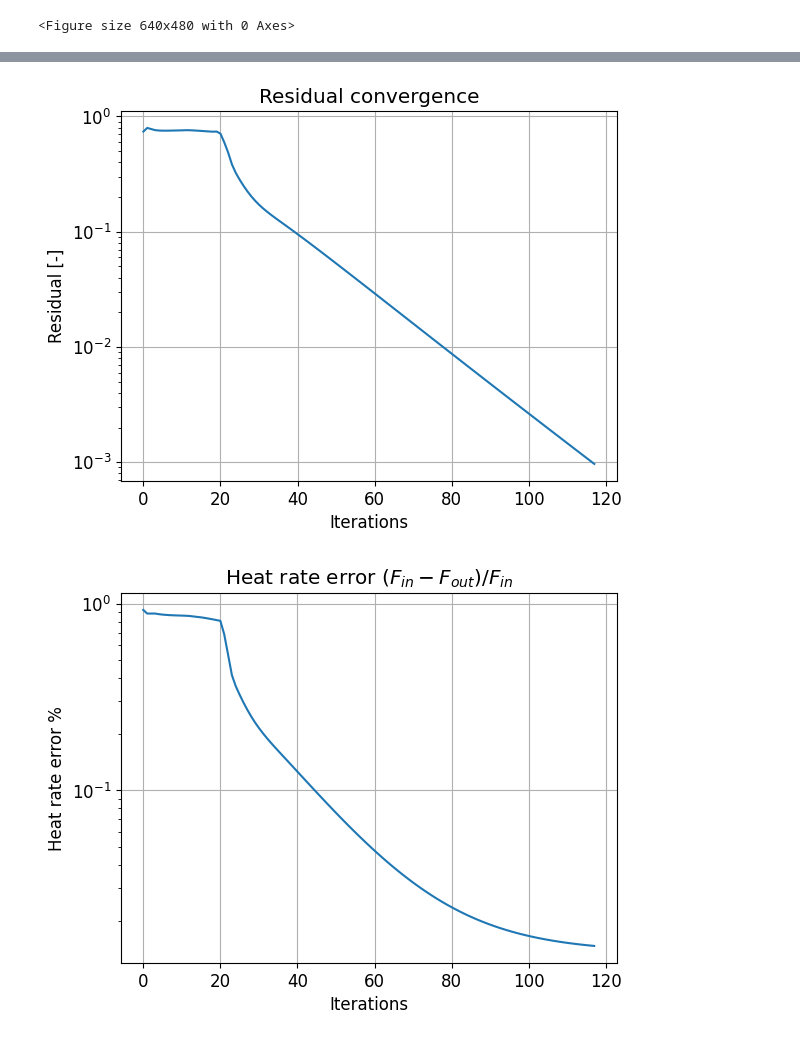
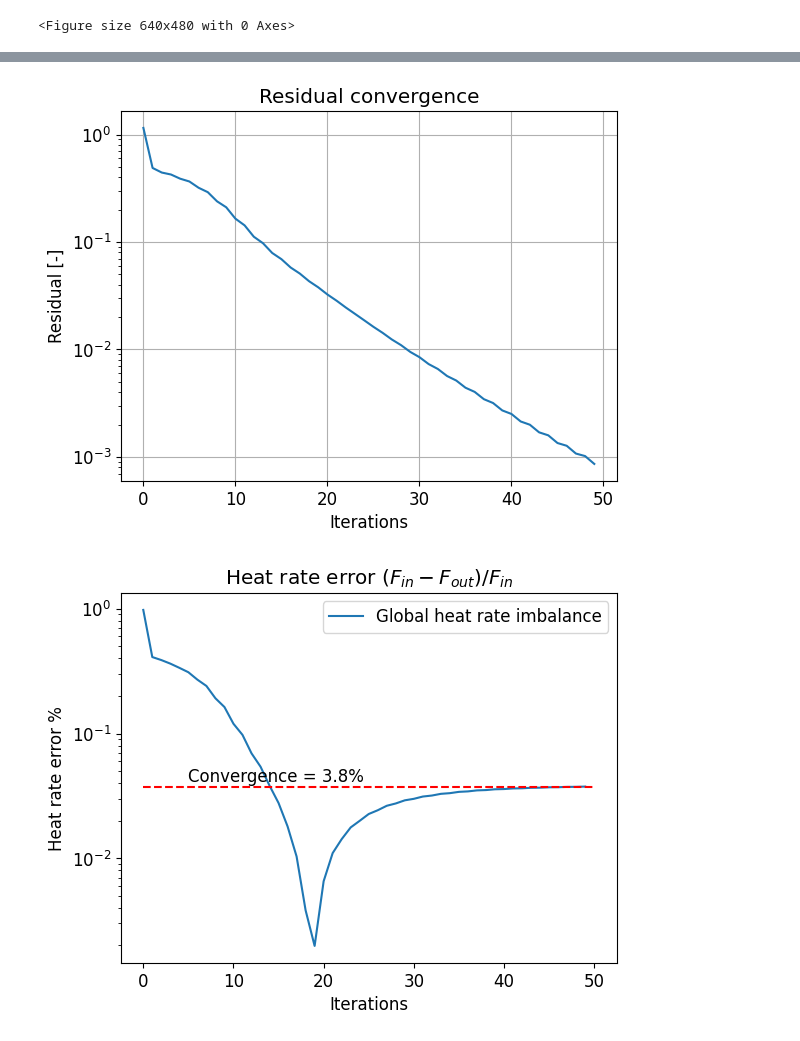
Before and after one commit to John-Carlsson/CFD, a Jupyter notebook: task2/main.ipynb, the cells around one changed output, grey strips where cells are left out. Cells and saved outputs as stored; diff of their text form; code cells hidden in the pictures.

```diff
--- a/task2/main.ipynb
+++ b/task2/main.ipynb
@@ -253,7 +268,7 @@ for i in range(1,nI-1):
         fyn = 0.5*dy_sn[i,j] / dy_PN[i,j]
         fys = 0.5*dy_sn[i,j] / dy_SP[i,j]
 
-        aE[i,j] = max([-Fe[i,j],De[i,j]-Fe[i,j]*fxe, 0])
+        aE[i,j] = max([-Fe[i,j],De[i,j]-fxe*Fe[i,j], 0])
         aW[i,j] = max([Fw[i,j],Dw[i,j]+fxw*Fw[i,j], 0])
         aN[i,j] = max([-Fn[i,j],Dn[i,j]-fyn*Fn[i,j], 0])
         aS[i,j] = max([Fs[i,j],Ds[i,j]+fys*Fs[i,j], 0])
@@ -286,20 +301,22 @@ for j in range(1,nJ-1):
         aE[i,j] = 0
     # West wall: Dirichlet
     i = 1
+    # aW[i,j] = 0
 
 for i in range(1,nI-1):
     # North wall:
     j = -2
     if v[i,j+1] == 0:
+        aN[i,j] = 0
 
-        aN[i,j] = 0
     # South wall: neumann
     j = 1
-    aS[i,j] =0
+    if v[i,j-1] == 0:
+        aS[i,j] = 0
+
 
 for i in range(1,nI-1):
     for j in range(1,nJ-1):
-
-        aP[i,j] = aW[i,j] + aE[i,j] + aN[i,j] + aS[i,j]
+        aP[i,j] = aW[i,j] + aE[i,j] + aN[i,j] + aS[i,j] - Sp[i,j]
 # %%
 # The following loop is for the linear solver.
@@ -599,26 +588,28 @@ qX = np.zeros((nI,nJ))*nan # Array for heat flux in x-direction, in nodes
 qY = np.zeros((nI,nJ))*nan # Array for heat flux in y-direction, in nodes
 for j in range(1,nJ-1):
     # west boundary
-    i = 0
-    dT_dx_w = (T[i+1,j] - T[i,j])/dx_we[i+1,j]/2
+    i = 1
+
+    dT_dx_w = (T[i,j] - T[i-1,j])/dx_WP[i,j]/Cp
+    i =0
+
     qX[i,j] = -k*dT_dx_w
     qY[i,j] = 0
     # East boundary
-
     i = -1
-    dT_dx_e = (T[i-1,j] - T[i,j])/dx_we[i-1,j]/2
+    dT_dx_e = (T[i-1,j] - T[i,j])/dx_PE[i-1,j]/Cp
     qX[i,j] = -k*dT_dx_e
     qY[i,j] = 0
 for i in range(1,nI-1):
     # south boundary
     j = 0
-    dT_dy_s = (T[i,j+1] - T[i,j])/dy_sn[i,j+1]/2
+    dT_dy_s = (T[i,j+1] - T[i,j])/dy_SP[i,j+1] /Cp
     qX[i,j] = 0
     qY[i,j] = -k*dT_dy_s
 
     # North boundary
     j = nJ-1
-    dT_dy_n = (T[i,j-1] - T[i,j])/dy_sn[i,j-1]/2
+    dT_dy_n = (T[i,j-1] - T[i,j])/dy_PN[i,j-1]/Cp
     qX[i,j] = 0
     qY[i,j] = -k*dT_dy_n
 plt.figure()
@@ -633,6 +624,7 @@ plt.quiver(nodeX, nodeY, qX, qY, color="black")
 plt.xlim(-0.5*L, 3/2*L)
 plt.ylim(-0.5*H, 3/2*H)
 plt.tight_layout()
+
 
 plt.savefig('Figures/'+grid_type+'/'+solver+'/_Case_'+str(caseID)+'_wallHeatFlux.png')
 
@@ -653,11 +645,13 @@ plt.figure()
 plt.title('Heat rate error $(F_{in}-F_{out})/F_{in}$')
 plt.xlabel('Iterations')
 plt.ylabel('Heat rate error %')
-resLength = np.arange(0,len(glob_imbal),1)
-plt.plot(resLength, glob_imbal)
-plt.grid()
+plt.plot(glob_imbal, label = 'Global heat rate imbalance')
 plt.yscale('log')
-plt.savefig('Figures/'+grid_type+'/'+solver+'/_Case_'+str(caseID)+'_heatrateconvergence.png')
+plt.hlines(glob_imbal[-1], 0, len(glob_imbal), colors='r', linestyles='dashed')
+plt.text(5, glob_imbal[-1]*1.1, 'Convergence = %.2g%%'%(glob_imbal[-1]*100))
+plt.legend()
+
+plt.savefig('Figures/'+grid_type+'/'+solver+'/_Case_'+str(caseID)+'global_heatrate_imbalance.png')
 # %% [output]
 [figure]
 [figure]
@@ -666,2 +660,2 @@ plt.savefig('Figures/'+grid_type+'/'+solver+'/_Case_'+str(caseID)+'_heatrateconv
-[figure, old version]
+[figure, new version]
-[figure, old version]
+[figure, new version]
```
Also changed, not shown: parts of 7 cells of this notebook, 42 other files.
